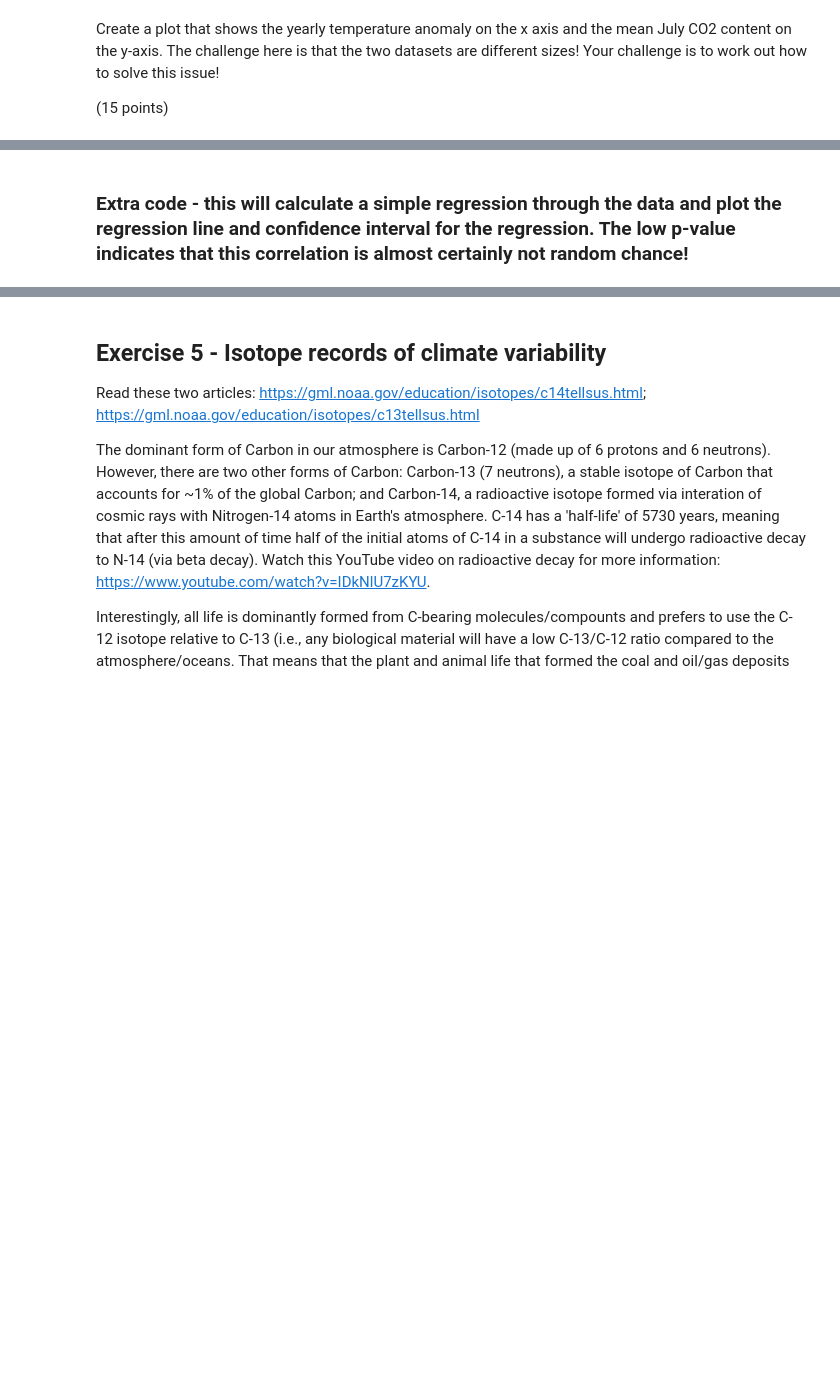
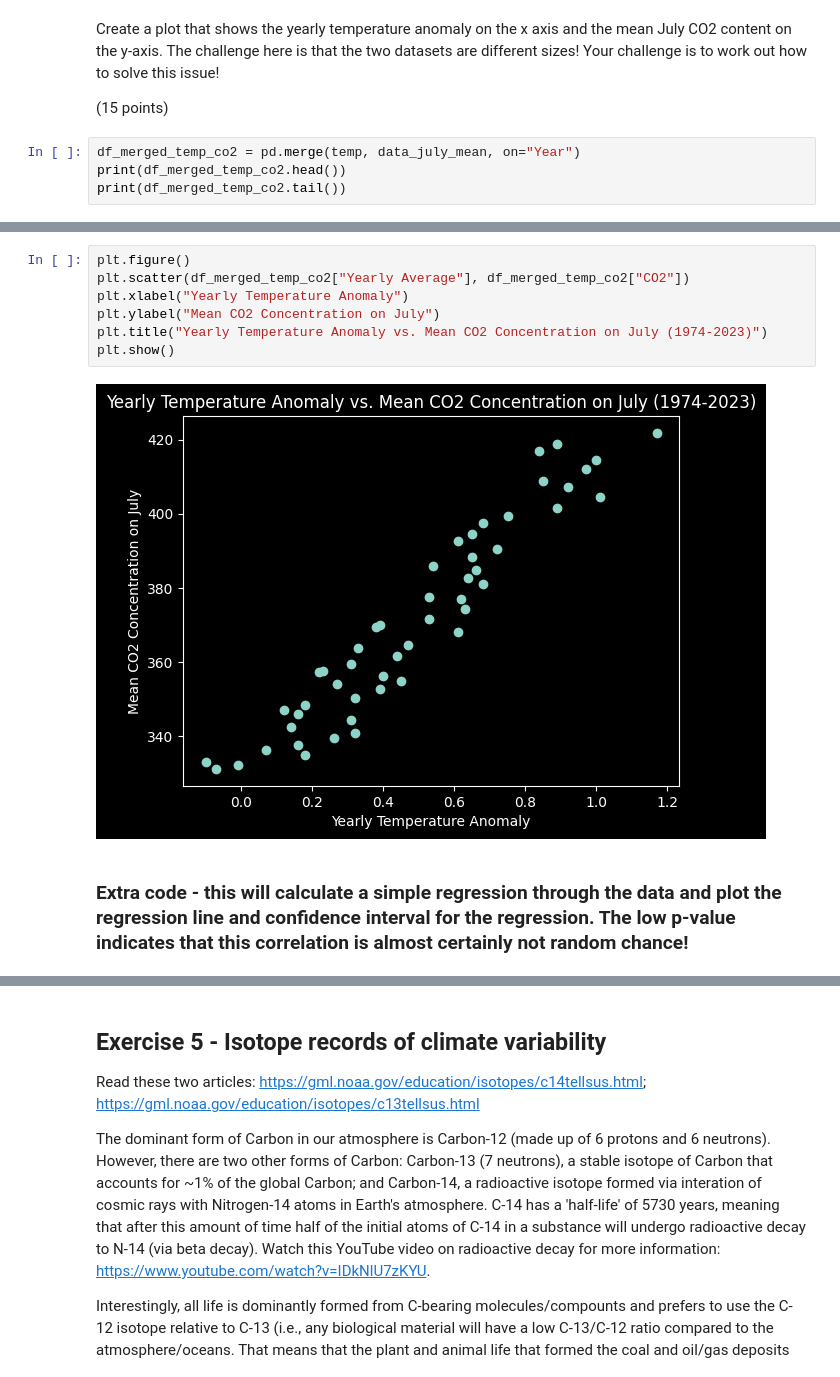
Before and after one commit to ItsukiKigoshi/EPS88_Gleeson, a Jupyter notebook: Week 3 - Pandas and CO2 records.ipynb, the cells around one changed output, grey strips where cells are left out. Drawn from its saved outputs; the diff is of its cells as text; blank space fills up the shorter version.

```diff
--- a/Week 3 - Pandas and CO2 records.ipynb
+++ b/Week 3 - Pandas and CO2 records.ipynb
@@ -268,3 +410,7 @@ temp.tail()
 Create a plot that shows the yearly temperature anomaly on the x axis and the mean July CO2 content on the y-axis. The challenge here is that the two datasets are different sizes! Your challenge is to work out how to solve this issue!
 
 (15 points)
+# %%
+df_merged_temp_co2 = pd.merge(temp, data_july_mean, on="Year")
+print(df_merged_temp_co2.head())
+print(df_merged_temp_co2.tail())
@@ -271,2 +430,11 @@ Create a plot that shows the yearly temperature anomaly on the x axis and the me
+# %%
+plt.figure()
+plt.scatter(df_merged_temp_co2["Yearly Average"], df_merged_temp_co2["CO2"])
+plt.xlabel("Yearly Temperature Anomaly")
+plt.ylabel("Mean CO2 Concentration on July")
+plt.title("Yearly Temperature Anomaly vs. Mean CO2 Concentration on July (1974-2023)")
+plt.show()
+# %% [output]
+[figure, added]
 # %% [markdown]
-### Extra code - this will calculate a simple regression through the data and plot the regression line and confidence interval for the regression. The low p-value indicates that this correlation is almost certainly not random chance!
+ ### Extra code - this will calculate a simple regression through the data and plot the regression line and confidence interval for the regression. The low p-value indicates that this correlation is almost certainly not random chance!
```
Also changed, not shown: parts of 28 cells of this notebook.
